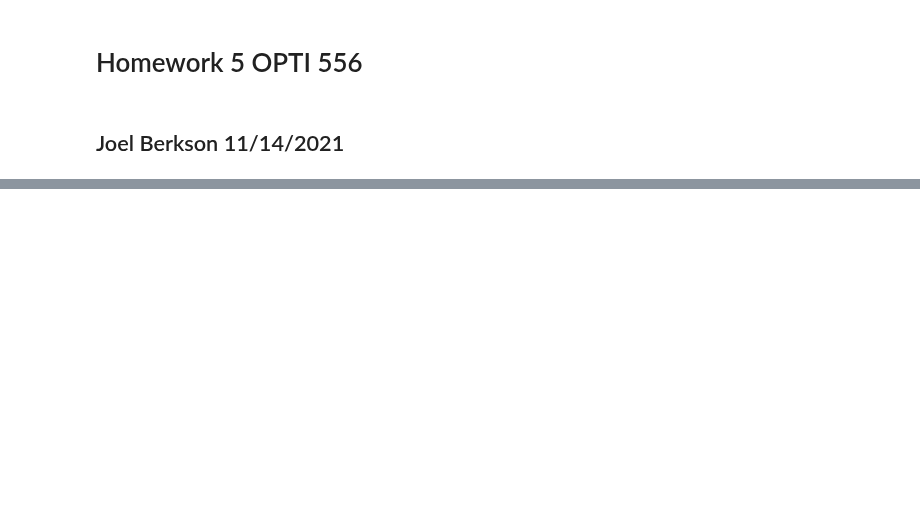
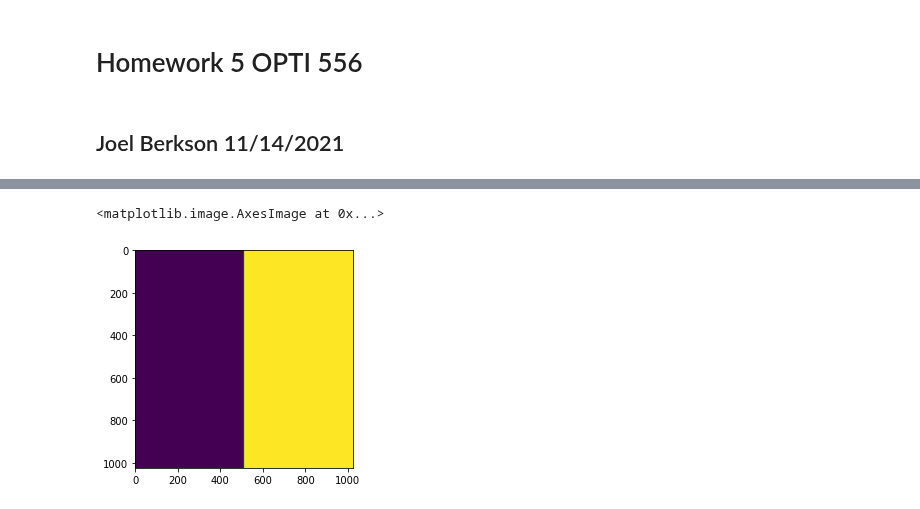
Before and after one commit to jdberkson/OPTI-556-Computational-Imaging, a Jupyter notebook: Homework5_JoelB.ipynb, the cells around one changed output, grey strips where cells are left out. Saved outputs shown, nothing was run; the diff lists cells and outputs as text; code cells hidden in the pictures; blank space fills up the shorter version.

```diff
--- a/Homework5_JoelB.ipynb
+++ b/Homework5_JoelB.ipynb
@@ -37,0 +52,18 @@ plt.subplot(2,2,2)
+# %%
+def edge(X):
+  if X > 0:
+      f = 1
+  else:
+      f = -1
+  return f
+# %%
+X = np.linspace(-100,100,1024)
+X,Y= np.meshgrid(X,X)
+rho = np.sqrt(X**2+Y**2)
+
+edgefun = np.vectorize(edge)
+KnifeEdge = edgefun(X)
+plt.imshow(KnifeEdge)
+# %% [output]
+<matplotlib.image.AxesImage at 0x...>
+[figure, added]
```
Also changed, not shown: parts of 9 cells of this notebook.
